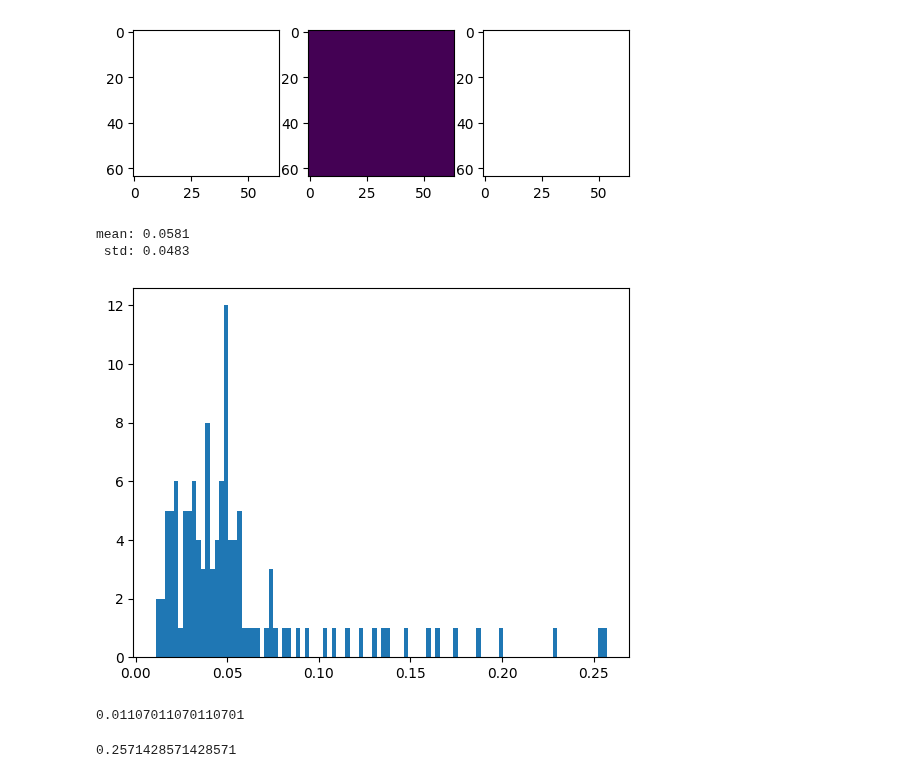
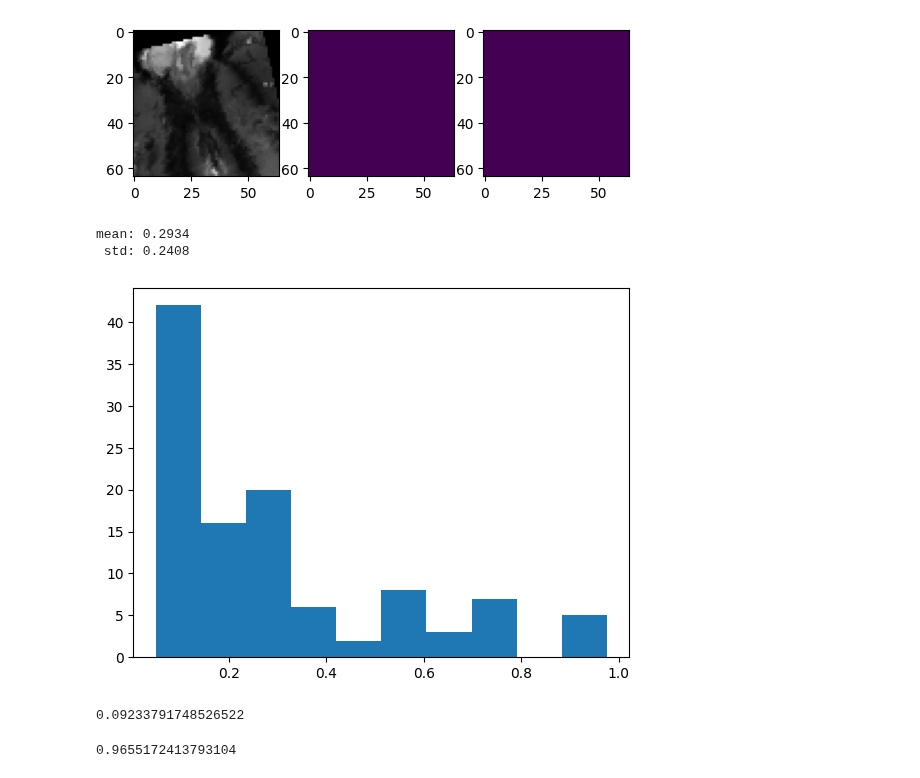
Before and after one commit to MartvStraten/8DM20-Capita-Selecta, a Jupyter notebook: MachineLearning/code/apply_segmentation.ipynb, the cells around one changed output. Saved outputs shown, nothing was run; the diff lists cells and outputs as text; code cells hidden in the pictures.

```diff
--- a/MachineLearning/code/apply_segmentation.ipynb
+++ b/MachineLearning/code/apply_segmentation.ipynb
@@ -35,55 +35,55 @@ random.shuffle(patients)
 partition = {
     "train": patients[:-NO_VALIDATION_PATIENTS],
     "validation": patients[-NO_VALIDATION_PATIENTS:],
 }
 
 # load validation data
-valid_dataset = utils.CombinedProstateMRDataset(partition["validation"], IMAGE_SIZE)
+valid_dataset = utils.ProstateMRDataset(partition["validation"], IMAGE_SIZE)
 total_prostate, total_segment = next(iter(valid_dataset))
 
 unet_model = u_net.UNet(num_classes=1)
 unet_model.load_state_dict(torch.load(CHECKPOINTS_DIR))
 unet_model.eval()
 
 with torch.no_grad():
-    predict_index = 70
+    predict_index = 0
     mr_prostate = total_prostate[predict_index]
     mask = total_segment[predict_index].to(mr_prostate.dtype).unsqueeze(0)
 
     (input, target) = valid_dataset[predict_index]
     output = torch.sigmoid(unet_model(input[np.newaxis, ...]))
     prediction = torch.round(output)
 
 
     plt.subplot(131)
     plt.imshow(input[0], cmap="gray")
     plt.subplot(132)
     plt.imshow(target[0])
     plt.subplot(133)
     plt.imshow(prediction[0, 0])
     plt.show()
 
-    # dice_scores = []
-    # for (img, target) in valid_dataset:
-    #     output = torch.sigmoid(unet_model(img[np.newaxis, ...]))
-    #     prediction = torch.round(output)
-    #     dice_scores.append(scipy.spatial.distance.dice(target[0].view(-1), prediction[0, 0].view(-1)))
+    dice_scores = []
+    for (img, target) in valid_dataset:
+        output = torch.sigmoid(unet_model(img[np.newaxis, ...]))
+        prediction = torch.round(output)
+        dice_scores.append(scipy.spatial.distance.dice(target[0].view(-1), prediction[0, 0].view(-1)))
 # %% [output]
-[figure, old version]
+[figure, new version]
 # %%
 cleaned_dice_scores = [x for x in dice_scores if x == x and x != 1.0]
-plt.hist(cleaned_dice_scores, bins=100)
+plt.hist(cleaned_dice_scores)
 print(f"mean: {np.mean(cleaned_dice_scores):.4f}\n std: {np.std(cleaned_dice_scores):.4f}")
 # %% [output]
-mean: 0.0581
- std: 0.0483
+mean: 0.2934
+ std: 0.2408
-[figure, old version]
+[figure, new version]
 # %%
 dice_scores[120]
 # len(cleaned_dice_scores)
 # %% [output]
-0.01107011070110701
+0.09233791748526522
 # %%
 max([x for x in dice_scores if x == x and x != 1.0])
 # %% [output]
-0.2571428571428571
+0.9655172413793104
```
Also changed, not shown: 5 other files.
